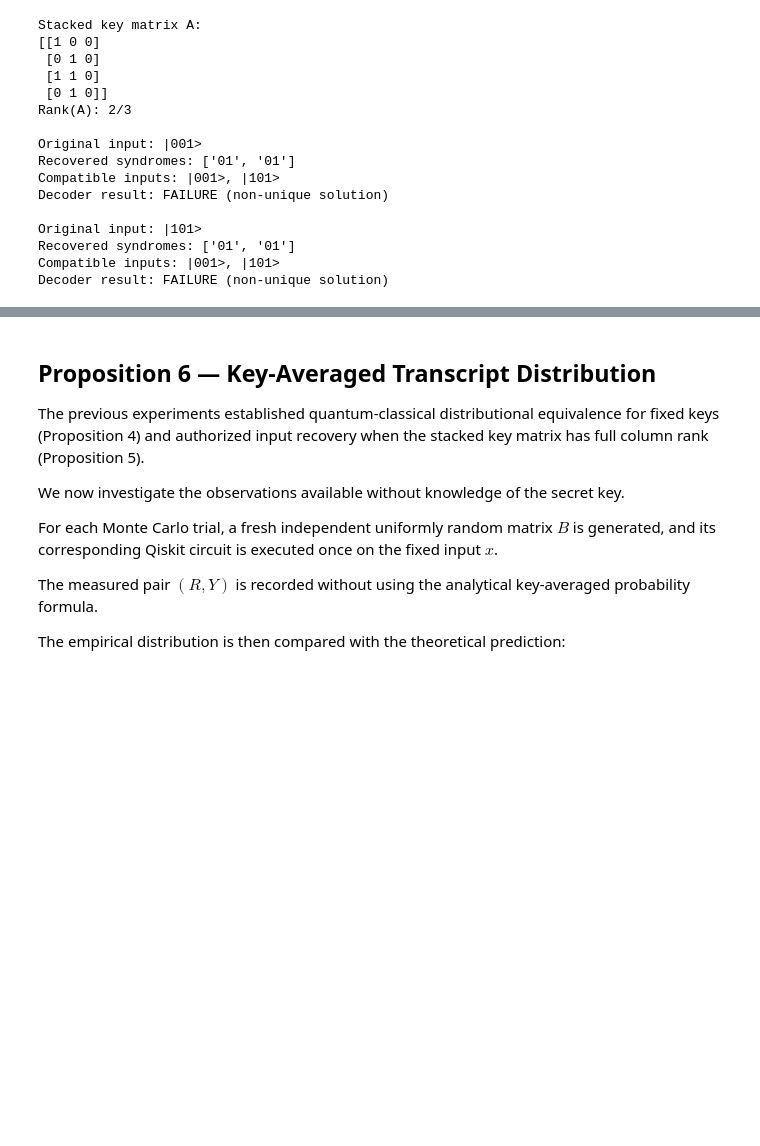
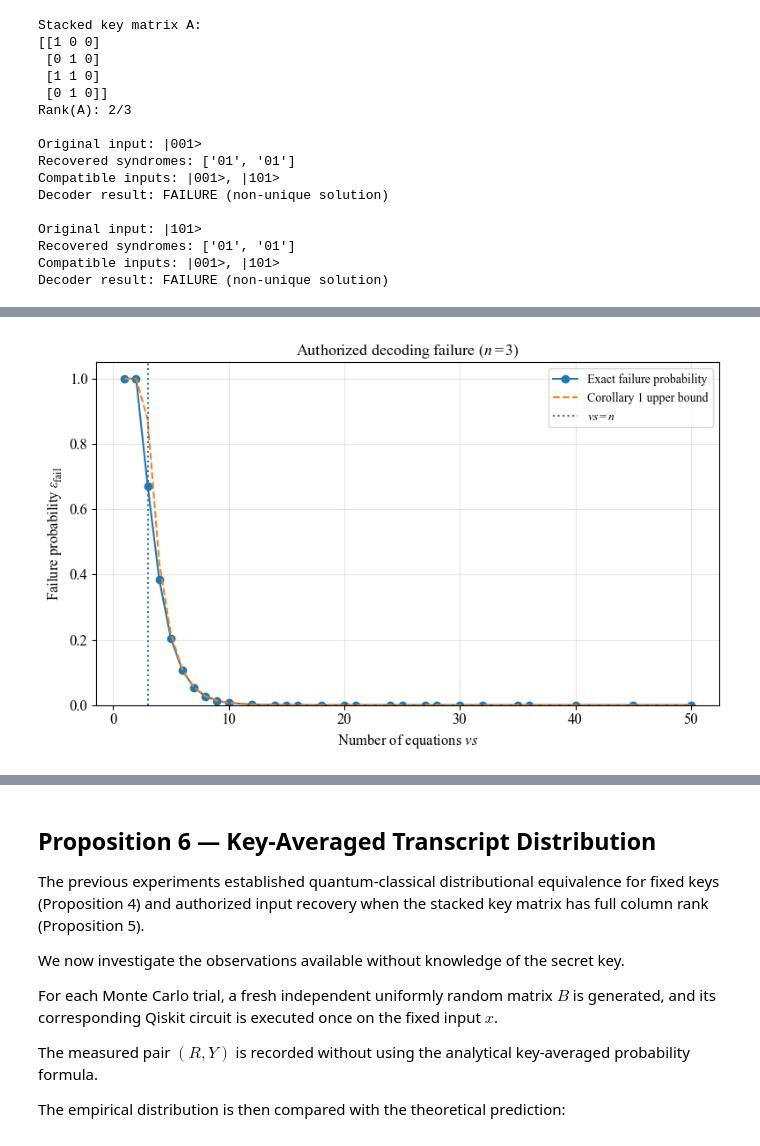
Before and after one commit to NesyaLab/ISCAS2027, a Jupyter notebook: notebooks/Circuit_level_inversion_security_LCU.ipynb, the cells around one changed output, grey strips where cells are left out. Cells and saved outputs as stored; diff of their text form; code cells hidden in the pictures; blank space fills up the shorter version.

Commit message:
Update quantum experiments and results

```diff
--- a/notebooks/Circuit_level_inversion_security_LCU.ipynb
+++ b/notebooks/Circuit_level_inversion_security_LCU.ipynb
@@ -1409,22 +1559,15 @@ Decoder result: FAILURE (non-unique solution)
 # %%
+
 from math import prod
 
-N = model.n
-S = model.s
-TRIALS = 5000
-
-NU_VALUES = range(
-    max(1, (N - 2) // S),
-    (N + 8) // S + 2,
-)
-
-rng = np.random.default_rng(2027)
+# EXPERIMENT PARAMETERS
+N_VALUES = [3, 4, 5, 6, 7, 8, 9, 10, 11, 12, 13, 14, 15, 16, 17, 18, 19, 20]
+S_VALUES = [1, 2, 3, 4, 5]
+NU_VALUES = range(1, 11)
 
 
 def exact_rank_failure(n, r):
-    """Exact probability that a uniform binary r-by-n
-    matrix has rank smaller than n.
-    """
+    """Exact rank-deficiency probability over GF(2)."""
     if r < n:
         return 1.0
 
@@ -1434,44 +1577,66 @@ def exact_rank_failure(n, r):
     )
 
 
-failure_rows = []
+rows = []
 
-for nu in NU_VALUES:
+for n in N_VALUES:
+    for s in S_VALUES:
+        for nu in NU_VALUES:
+            r = nu * s
 
-    r = nu * S
-    failures = 0
+            rows.append({
+                "n": n,
+                "s": s,
+                "nu": nu,
+                "nu*s": r,
+                "Exact": exact_rank_failure(n, r),
+                "Corollary 1": min(
+                    1.0, (2**n - 1) / 2.0**r
+                ),
+            })
 
-    for _ in range(TRIALS):
+failure_df = pd.DataFrame(rows)
+display(failure_df)
 
-        # Generate a fresh stacked key matrix.
-        A_random = rng.integers(
-            0, 2,
-            size=(r, N),
-            dtype=np.uint8,
-        )
+# One figure for each input dimension.
+for n in N_VALUES:
 
-        # The ideal decoder fails for rank-deficient keys.
-        if gf2_rank(A_random) < N:
-            failures += 1
+    data = (
+        failure_df[failure_df["n"] == n]
+        .drop_duplicates(subset=["nu*s"])
+        .sort_values("nu*s")
+    )
 
-    p_exact = exact_rank_failure(N, r)
+    fig, ax = plt.subplots(figsize=(8, 5))
 
-    # Corollary 1 bound, capped at 1 for visualization.
-    p_bound = min(1.0, (2**N - 1) / 2**r)
+    ax.plot(
+        data["nu*s"],
+        data["Exact"],
+        "o-",
+        label="Exact failure probability",
+    )
 
-    assert p_exact <= p_bound + 1e-12
+    ax.plot(
+        data["nu*s"],
+        data["Corollary 1"],
+        "--",
+        label="Corollary 1 upper bound",
+    )
 
-    failure_rows.append({
-        "nu": nu,
-        "nu*s": r,
-        "Failures": failures,
-        "Trials": TRIALS,
-        "Empirical": failures / TRIALS,
-        "Exact": p_exact,
-        "Corollary 1": p_bound,
-    })
+    ax.axvline(
+        n,
+        linestyle=":",
+        label=r"$\nu s=n$",
+    )
 
-failure_df = pd.DataFrame(failure_rows)
+    ax.set_xlabel(r"Number of equations $\nu s$")
+    ax.set_ylabel(r"Failure probability $\epsilon_{\mathrm{fail}}$")
+    ax.set_title(rf"Authorized decoding failure ($n={n}$)")
+    ax.set_ylim(0, 1.05)
+    ax.grid(alpha=0.3)
+    ax.legend()
 
-display(failure_df)
+    plt.tight_layout()
+    save_pdf(fig, f"corollary_1_exact_failure_n{n}")
+    plt.show()
 # %% [output]
@@ -1484,0 +1657 @@ display(failure_df)
+[figure, added]
```
Also changed, not shown: parts of 22 cells of this notebook, 45 other files.
